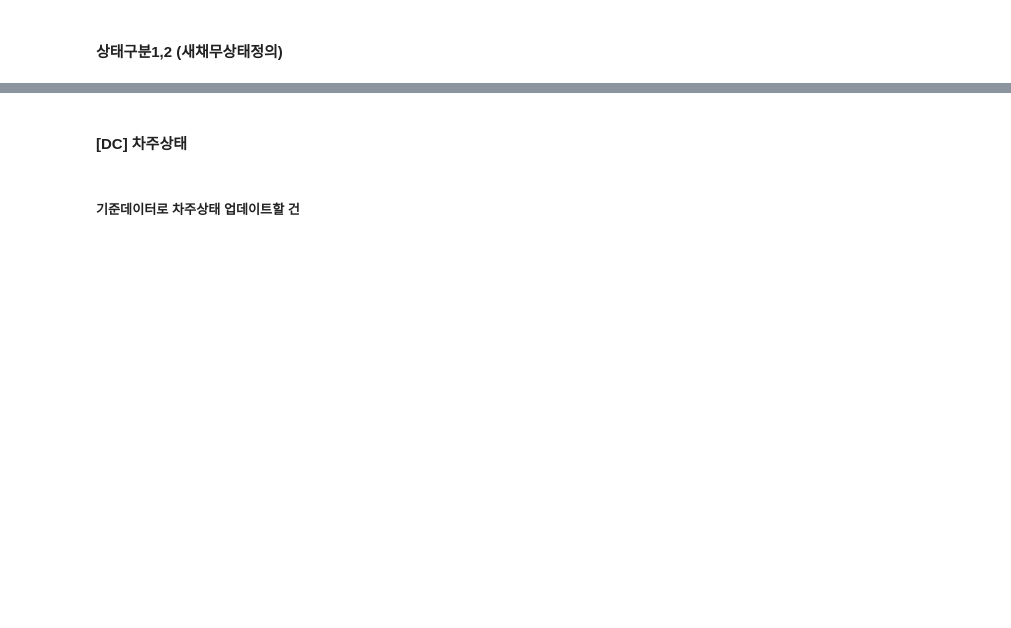
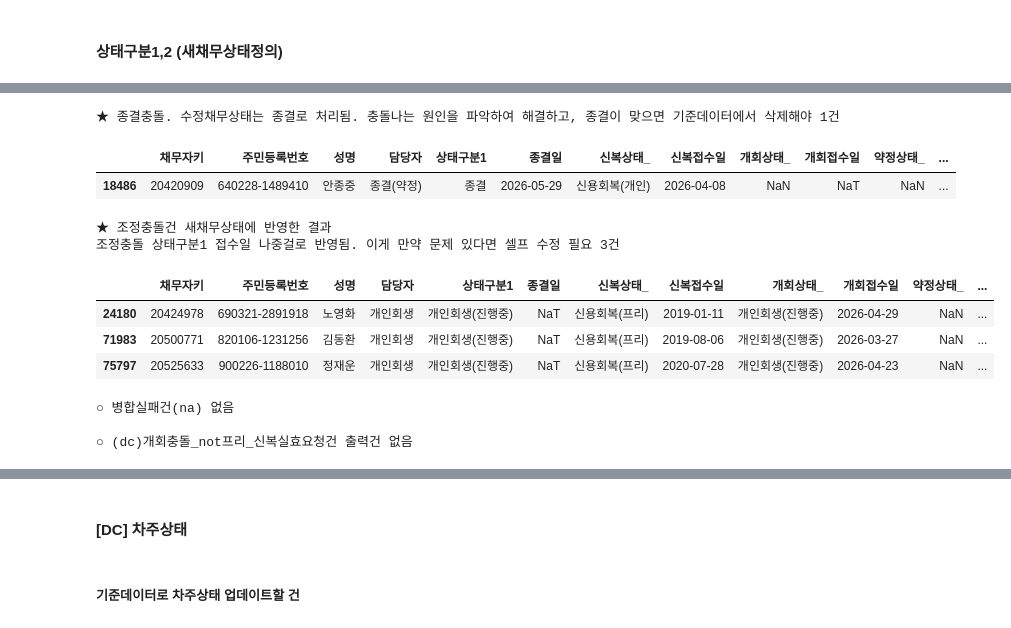
Before and after one commit to jbmyou/company_work, a Jupyter notebook: fileNaming/자산정리/4.전산_자산정리_통합_v2-2.ipynb, the cells around one changed output, grey strips where cells are left out. Saved outputs shown, nothing was run; the diff lists cells and outputs as text; code cells hidden in the pictures; blank space fills up the shorter version.

```diff
--- a/fileNaming/자산정리/4.전산_자산정리_통합_v2-2.ipynb
+++ b/fileNaming/자산정리/4.전산_자산정리_통합_v2-2.ipynb
@@ -759,32 +779,45 @@ if True :
         latest_status = None
         latest_date = pd.Timestamp.min
 
         for status_col, date_col in zip(조정중칼럼, 조정중접수일칼럼):
             date = row[date_col]
             if pd.notnull(date) and date > latest_date:
                 latest_date = date
                 latest_status = row[status_col]
 
         return latest_status
 
         # 함수적용 및 새채무상태 상태구분1_기준 수정
     새채무상태.loc[조정충돌idx, "상태구분1_기준"] = 새채무상태.loc[조정충돌idx].apply(extract_latest_status, axis=1)
 
 
 # 상태구분1 완성 -----------------
 새채무상태["상태구분1"] = 새채무상태["상태구분1_기준"].fillna(새채무상태["상태구분1_상태"])
 
 # 충돌건 눈으로 확인
-functions.display_with_explain(새채무상태.loc[종결충돌idx][상태출력칼럼],'종결충돌. 수정채무상태는 종결로 처리됨. 충돌나는 원인을 파악하여 해결할 것')
+functions.display_with_explain(새채무상태.loc[종결충돌idx][상태출력칼럼],'종결충돌. 수정채무상태는 종결로 처리됨. 충돌나는 원인을 파악하여 해결하고, 종결이 맞으면 기준데이터에서 삭제해야')
 functions.display_with_explain(새채무상태.loc[조정충돌idx][상태출력칼럼],'조정충돌건 새채무상태에 반영한 결과\n조정충돌 상태구분1 접수일 나중걸로 반영됨. 이게 만약 문제 있다면 셀프 수정 필요')
 
 
 # 상태구분2 (접미사제거) -----------------
 새채무상태["상태구분2"] = 새채무상태["상태구분1"].str.split("_").str[0]
 
 functions.display_with_explain(새채무상태[새채무상태["상태구분2"].isna()], '병합실패건(na)')
 
 
 x = 새채무상태.loc[조정충돌idx][상태출력칼럼]
 functions.save_excel_with_explain(x[x.신복상태_!="신용회복(프리)"],join(path_excel,'(dc)개회충돌_not프리_신복실효요청건.xlsx'))
+# %% [output]
+★ 종결충돌. 수정채무상태는 종결로 처리됨. 충돌나는 원인을 파악하여 해결하고, 종결이 맞으면 기준데이터에서 삭제해야 1건
+|  | 채무자키 | 주민등록번호 | 성명 | 담당자 | 상태구분1 | 종결일 | 신복상태_ | 신복접수일 | 개회상태_ | 개회접수일 | 약정상태_ | ... |
+| 18486 | 20420909 | 640228-1489410 | 안종중 | 종결(약정) | 종결 | 2026-05-29 | 신용회복(개인) | 2026-04-08 | NaN | NaT | NaN | ... |
+★ 조정충돌건 새채무상태에 반영한 결과
+조정충돌 상태구분1 접수일 나중걸로 반영됨. 이게 만약 문제 있다면 셀프 수정 필요 3건
+|  | 채무자키 | 주민등록번호 | 성명 | 담당자 | 상태구분1 | 종결일 | 신복상태_ | 신복접수일 | 개회상태_ | 개회접수일 | 약정상태_ | ... |
+| 24180 | 20424978 | 690321-2891918 | 노영화 | 개인회생 | 개인회생(진행중) | NaT | 신용회복(프리) | 2019-01-11 | 개인회생(진행중) | 2026-04-29 | NaN | ... |
+| 71983 | 20500771 | 820106-1231256 | 김동환 | 개인회생 | 개인회생(진행중) | NaT | 신용회복(프리) | 2019-08-06 | 개인회생(진행중) | 2026-03-27 | NaN | ... |
+| 75797 | 20525633 | 900226-1188010 | 정재운 | 개인회생 | 개인회생(진행중) | NaT | 신용회복(프리) | 2020-07-28 | 개인회생(진행중) | 2026-04-23 | NaN | ... |
+○ 병합실패건(na) 없음
+
+○ (dc)개회충돌_not프리_신복실효요청건 출력건 없음
 # %%
```
Also changed, not shown: parts of 36 cells of this notebook, 15 other files.
